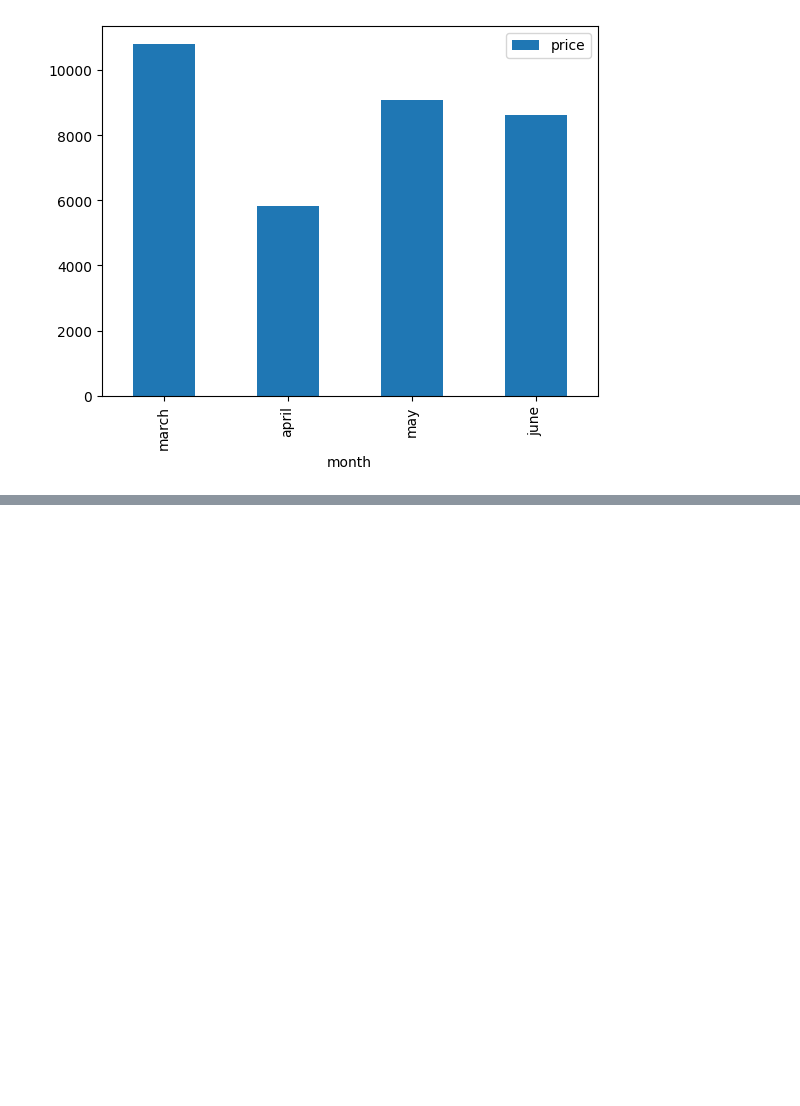
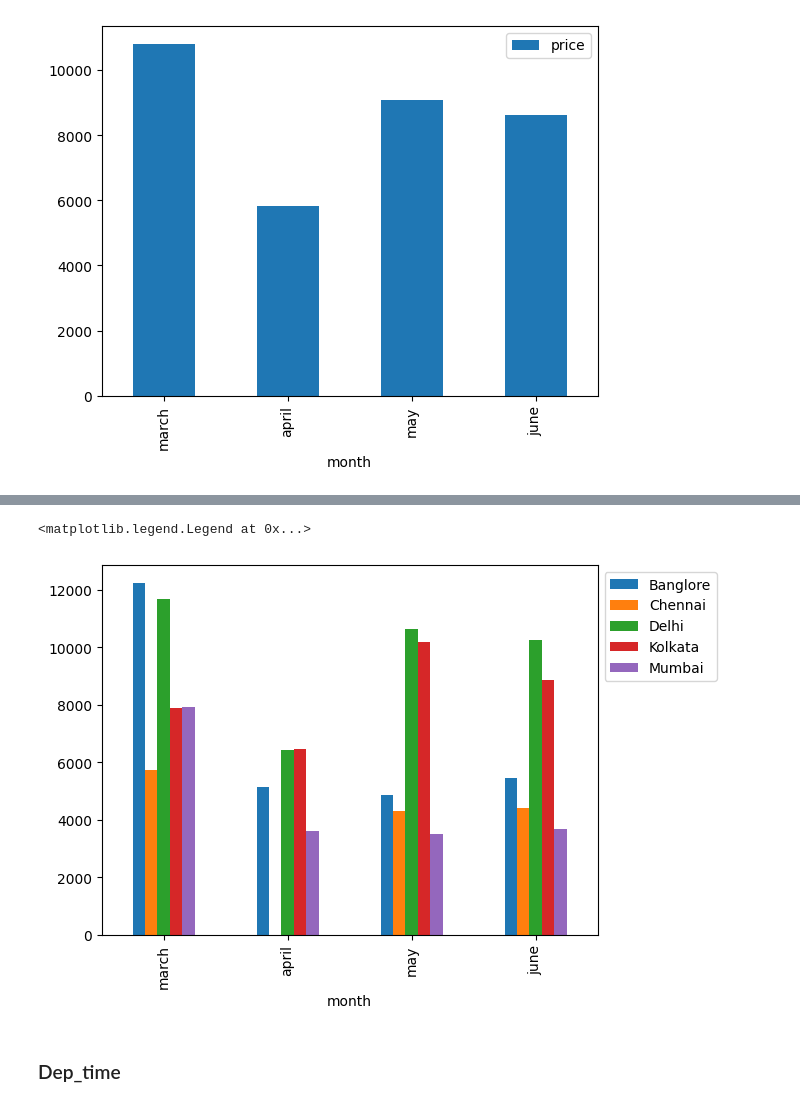
Before and after one commit to nomanmazharr/eda-with-sagemaker, a Jupyter notebook: notebooks/eda.ipynb, the cells around one changed output, grey strips where cells are left out. Saved outputs shown, nothing was run; the diff lists cells and outputs as text; code cells hidden in the pictures; blank space fills up the shorter version.

```diff
--- a/notebooks/eda.ipynb
+++ b/notebooks/eda.ipynb
@@ -360,0 +378,18 @@ Univariate plots of date_of_journey
+# %%
+(
+    train
+        .groupby([pd.Grouper(key='date_of_journey', freq="M"), 'source'])
+        .price.mean()
+        .unstack(fill_value=0)
+        .set_axis(['march','april','may','june'])
+        .rename_axis(index='month')
+        .plot(kind='bar')
+)
+
+ax = plt.gca()
+ax.legend(loc='upper left',bbox_to_anchor=(1,1))
+# %% [output]
+<matplotlib.legend.Legend at 0x...>
+[figure, added]
+# %% [markdown]
+### Dep_time
```
Also changed, not shown: parts of 23 cells of this notebook.
